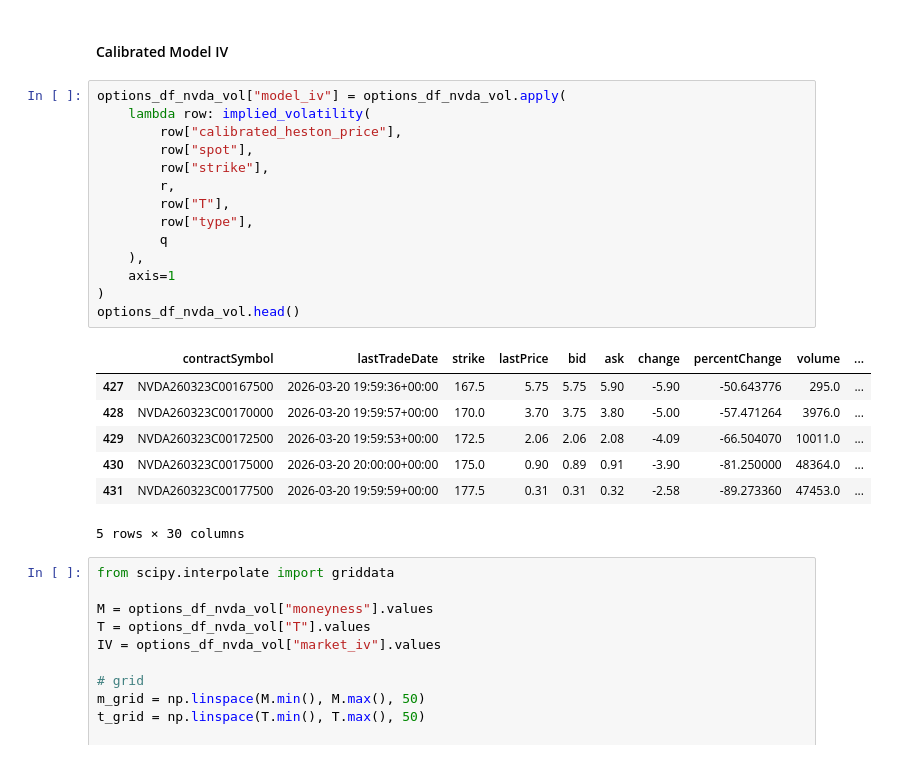
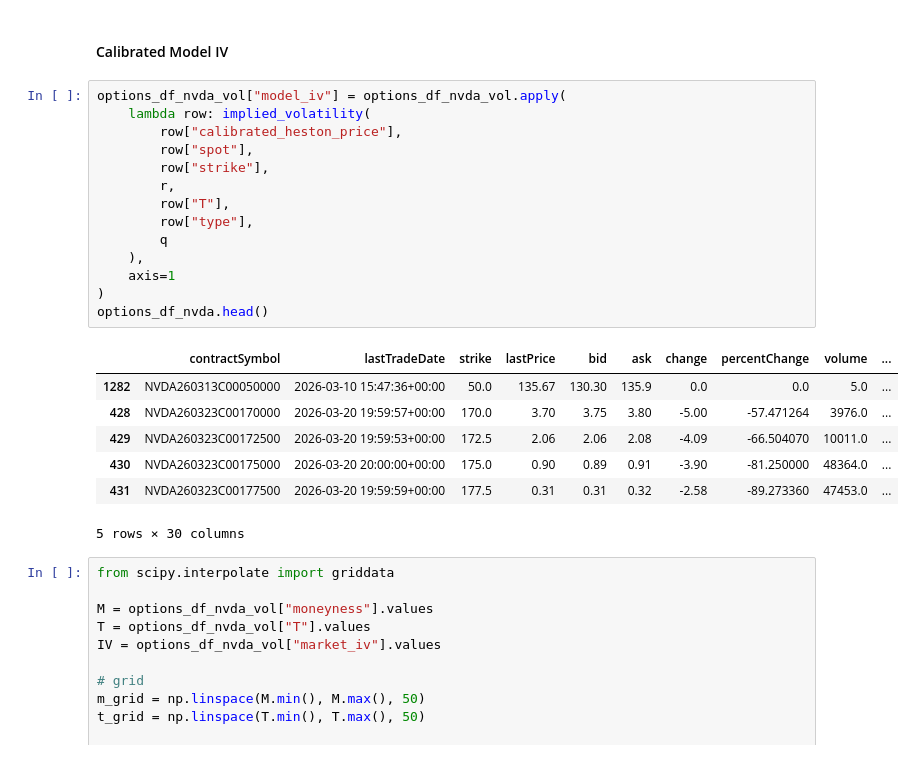
Before and after one commit to SubhamKhinchi/Heston-Options-Pricing-Engine, a Jupyter notebook: main.ipynb, the cells around one changed output. Saved outputs shown, nothing was run; the diff lists cells and outputs as text.

```diff
--- a/main.ipynb
+++ b/main.ipynb
@@ -224,20 +167,20 @@ Name: count, dtype: int64
 # %%
 options_df_nvda_vol["model_iv"] = options_df_nvda_vol.apply(
     lambda row: implied_volatility(
         row["calibrated_heston_price"],
         row["spot"],
         row["strike"],
         r,
         row["T"],
         row["type"],
         q
     ),
     axis=1
 )
-options_df_nvda_vol.head()
+options_df_nvda.head()
 # %% [output]
 |  | contractSymbol | lastTradeDate | strike | lastPrice | bid | ask | change | percentChange | volume | ... |
-| 427 | NVDA260323C00167500 | 2026-03-20 19:59:36+00:00 | 167.5 | 5.75 | 5.75 | 5.90 | -5.90 | -50.643776 | 295.0 | ... |
+| 1282 | NVDA260313C00050000 | 2026-03-10 15:47:36+00:00 | 50.0 | 135.67 | 130.30 | 135.9 | 0.0 | 0.0 | 5.0 | ... |
 | 428 | NVDA260323C00170000 | 2026-03-20 19:59:57+00:00 | 170.0 | 3.70 | 3.75 | 3.80 | -5.00 | -57.471264 | 3976.0 | ... |
 | 429 | NVDA260323C00172500 | 2026-03-20 19:59:53+00:00 | 172.5 | 2.06 | 2.06 | 2.08 | -4.09 | -66.504070 | 10011.0 | ... |
 | 430 | NVDA260323C00175000 | 2026-03-20 20:00:00+00:00 | 175.0 | 0.90 | 0.89 | 0.91 | -3.90 | -81.250000 | 48364.0 | ... |
```
Also changed, not shown: parts of 2 cells of this notebook, 54 other files.
